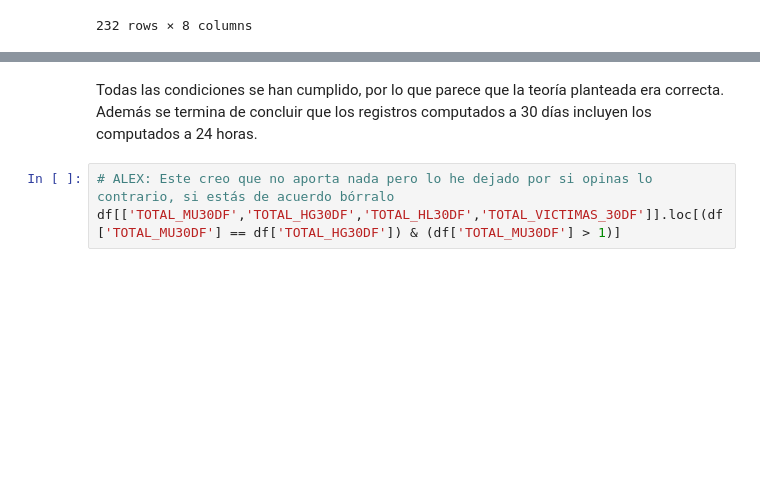
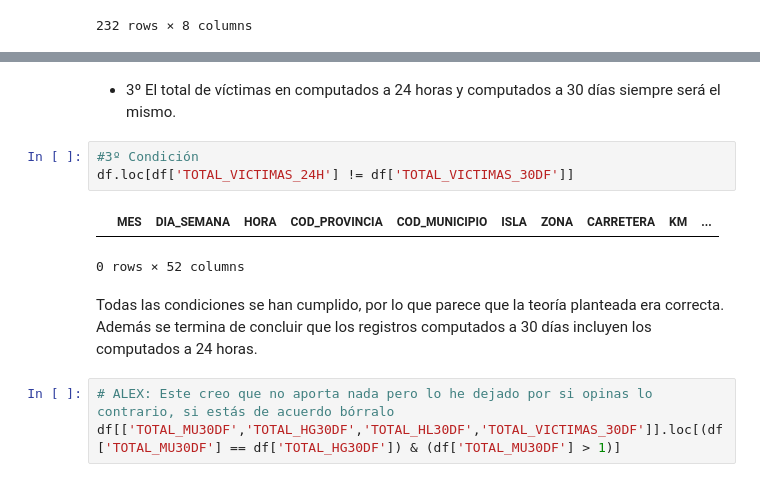
Before and after one commit to 4GeeksAcademy/Proyecto_final_DS_Alex_Carlos, a Jupyter notebook: project/project.ipynb, the cells around one changed output, grey strips where cells are left out. Drawn from its saved outputs; the diff is of its cells as text; blank space fills up the shorter version.

```diff
--- a/project/project.ipynb
+++ b/project/project.ipynb
@@ -140,3 +153,11 @@ condicion_3 = df.loc[df['TOTAL_VICTIMAS_24H'] != df['TOTAL_VICTIMAS_30DF']]
+# %% [markdown]
+- 3º El total de víctimas en computados a 24 horas y computados a 30 días siempre será el mismo.
+# %%
+#3º Condición
+df.loc[df['TOTAL_VICTIMAS_24H'] != df['TOTAL_VICTIMAS_30DF']]
+# %% [output]
+|  | MES | DIA_SEMANA | HORA | COD_PROVINCIA | COD_MUNICIPIO | ISLA | ZONA | CARRETERA | KM | ... |
+0 rows × 52 columns
 # %% [markdown]
 Todas las condiciones se han cumplido, por lo que parece que la teoría planteada era correcta. Además se termina de concluir que los registros computados a 30 días incluyen los computados a 24 horas.
 # %%
```
Also changed, not shown: parts of 4 cells of this notebook.
